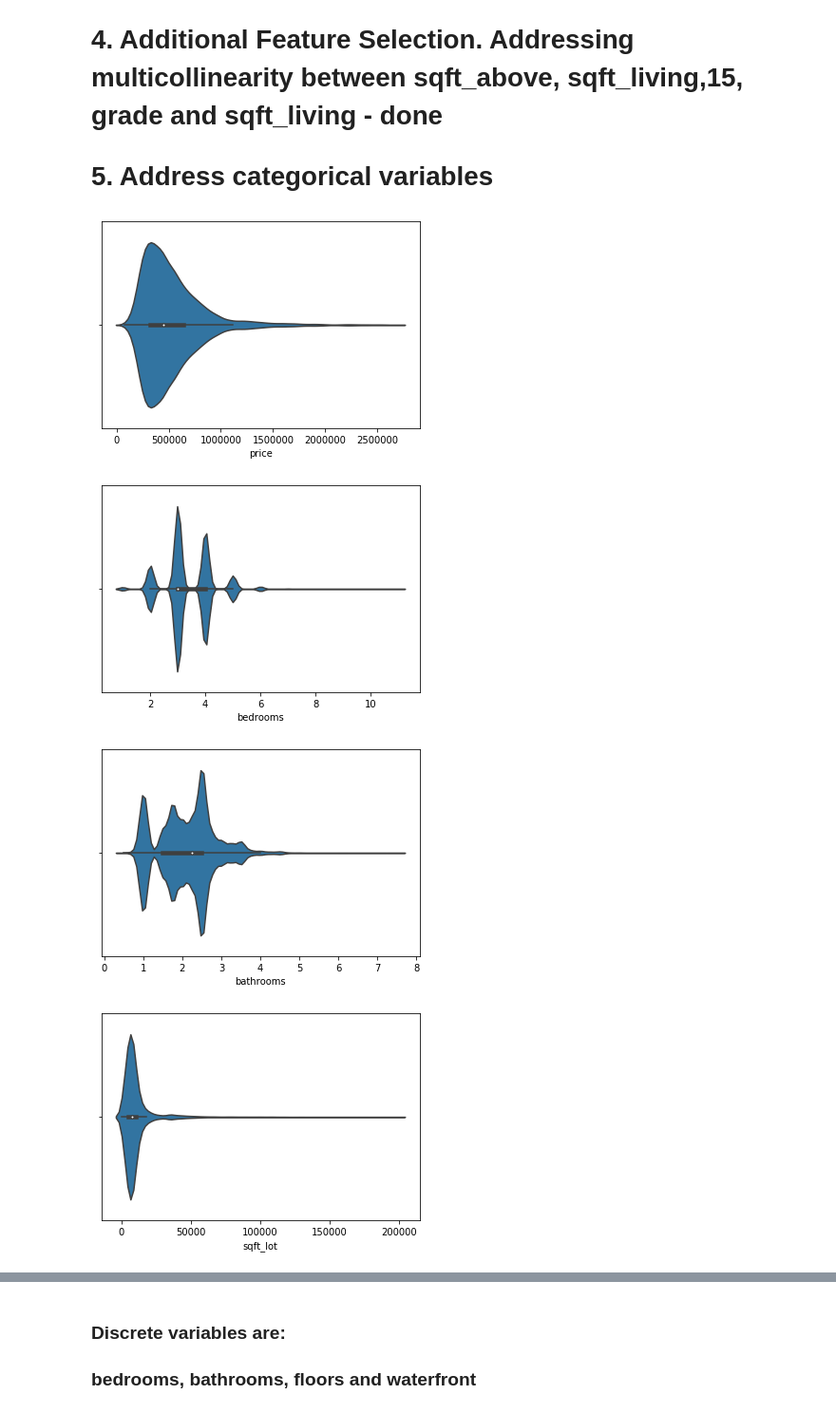
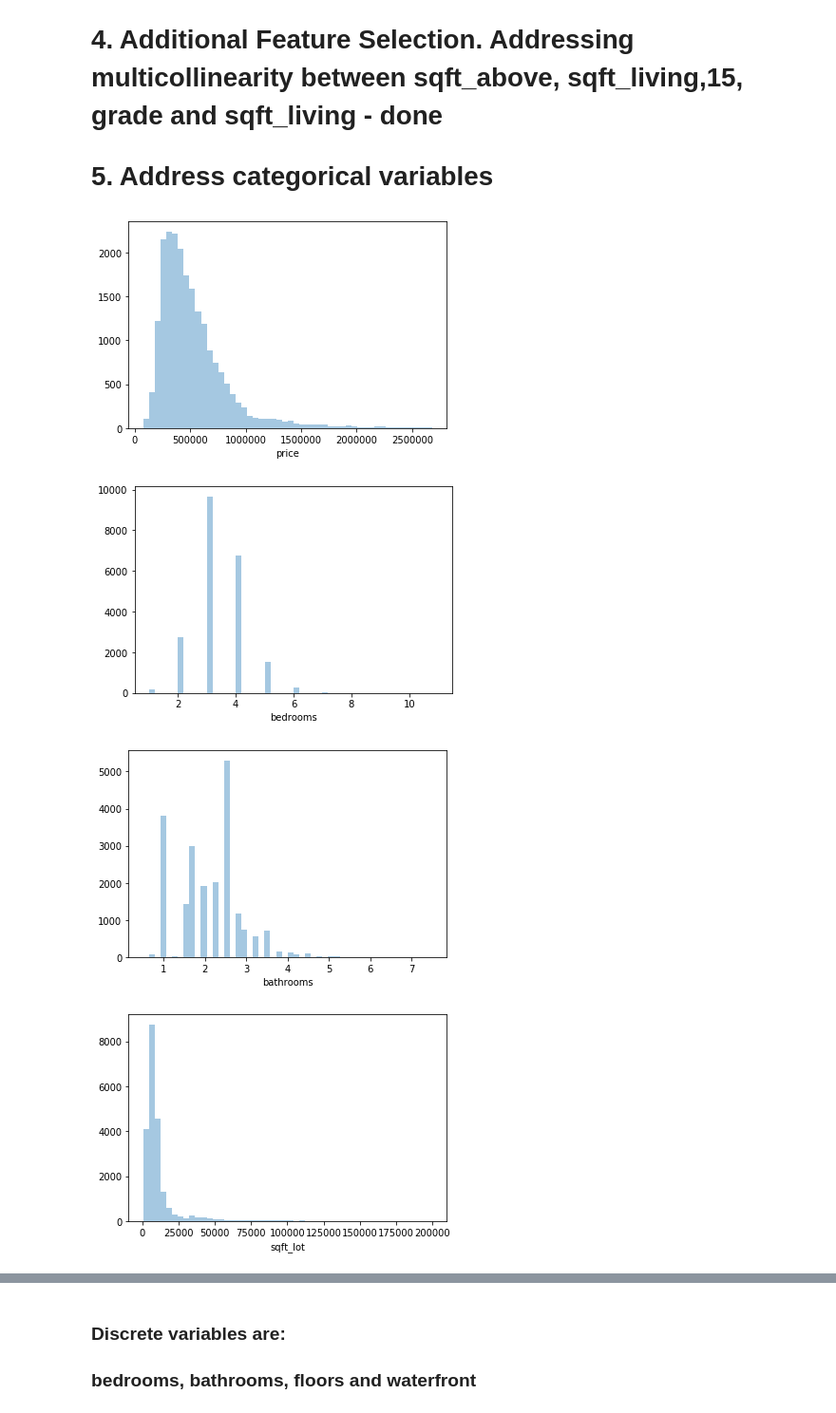
Before and after one commit to poariston/dsc-mod-2-project-v2-1-online-ds-pt-120919, a Jupyter notebook: poariston_FullTrack03.ipynb, the cells around one changed output, grey strips where cells are left out. Shown at 95% size. Cells and saved outputs as stored; diff of their text form; code cells hidden in the pictures.

```diff
--- a/poariston_FullTrack03.ipynb
+++ b/poariston_FullTrack03.ipynb
@@ -809,11 +817,12 @@ Index(['price', 'bedrooms', 'bathrooms', 'sqft_lot', 'floors', 'waterfront',
 # 4. Additional Feature Selection. Addressing multicollinearity between sqft_above, sqft_living,15, grade and sqft_living   - done
 # 5. Address categorical variables
 # %%
+# Violin plots to detect categorical variables
 for feat in df.columns:
-    sns.violinplot(df[feat])
+    sns.distplot(df[feat],kde=False)
     plt.show()
 # %% [output]
-[figure, old version]
+[figure, new version]
-[figure, old version]
+[figure, new version]
-[figure, old version]
+[figure, new version]
-[figure, old version]
+[figure, new version]
```
Also changed, not shown: parts of 20 cells of this notebook.
